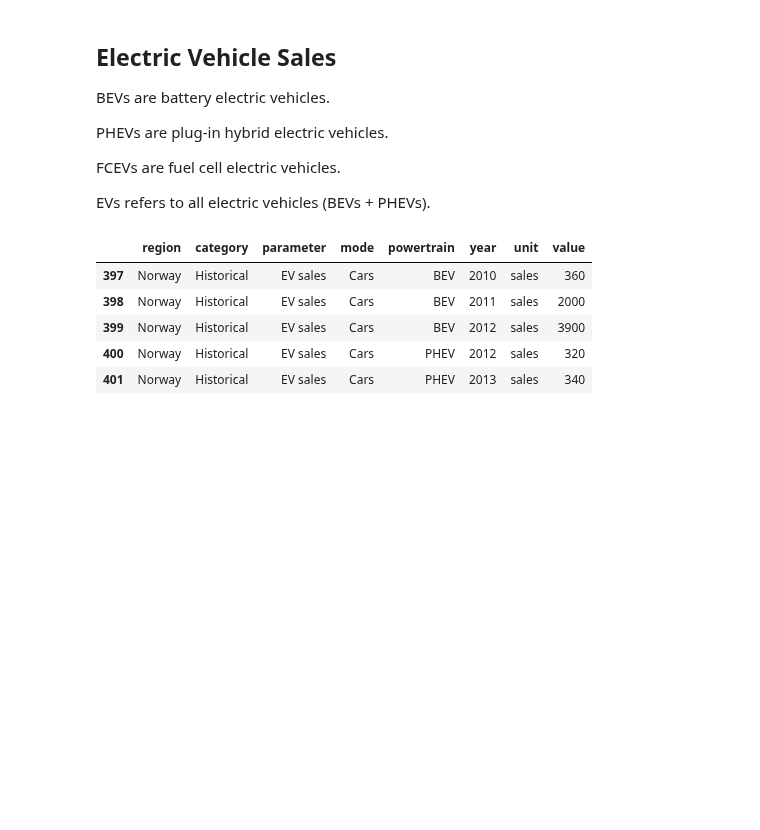
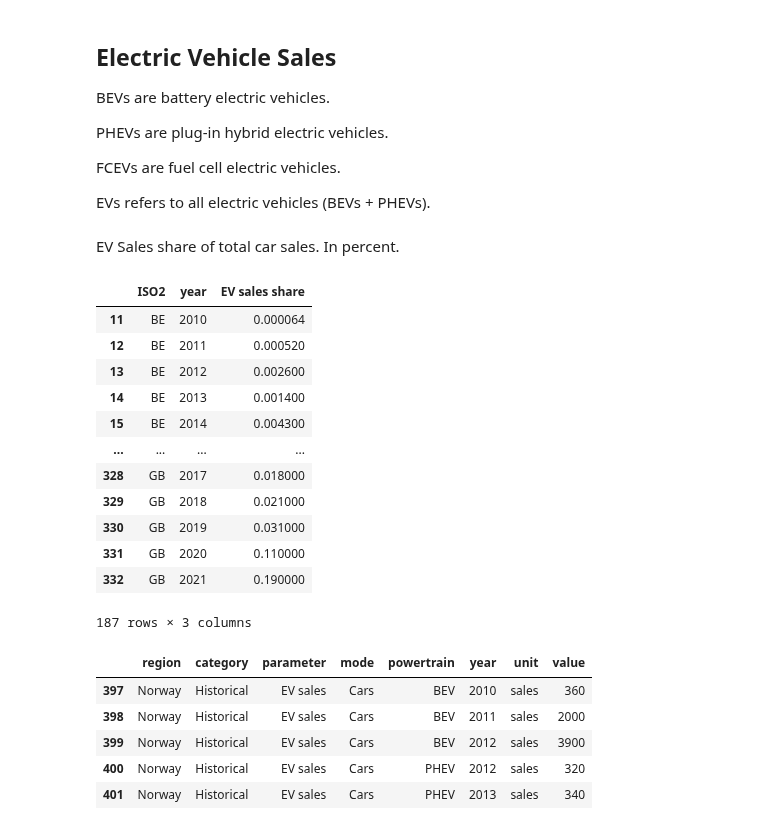
Before and after one commit to TrulsST/VisualAnalytics, a Jupyter notebook: Data_processing.ipynb, the cells around one changed output. Drawn from its saved outputs; the diff is of its cells as text; code cells hidden in the pictures; blank space fills up the shorter version.

```diff
--- a/Data_processing.ipynb
+++ b/Data_processing.ipynb
@@ -240,6 +248,32 @@ PHEVs are plug-in hybrid electric vehicles.
 FCEVs are fuel cell electric vehicles.
 
 EVs refers to all electric vehicles (BEVs + PHEVs).
+# %% [markdown]
+EV Sales share of total car sales. In percent.
+# %%
+df_ev_share = pd.read_csv("data/IEA-EV-dataEV sales shareCarsHistorical.csv")
+df_ev_share
+df_ev_share = df_ev_share[['region', 'year', 'value']]
+# Make all values in percent (*0.01)
+df_ev_share['value'] = df_ev_share['value'] * 0.01
+df_ev_share = df_ev_share[df_ev_share['region'].isin(eu_names)]
+df_ev_share['region'].replace(name_iso, inplace = True)
+df_ev_share.rename(columns = {"region" : "ISO2", "value" : "EV sales share"}, inplace = True)
+df_ev_share
+# %% [output]
+|  | ISO2 | year | EV sales share |
+| 11 | BE | 2010 | 0.000064 |
+| 12 | BE | 2011 | 0.000520 |
+| 13 | BE | 2012 | 0.002600 |
+| 14 | BE | 2013 | 0.001400 |
+| 15 | BE | 2014 | 0.004300 |
+| ... | ... | ... | ... |
+| 328 | GB | 2017 | 0.018000 |
+| 329 | GB | 2018 | 0.021000 |
+| 330 | GB | 2019 | 0.031000 |
+| 331 | GB | 2020 | 0.110000 |
+| 332 | GB | 2021 | 0.190000 |
+187 rows × 3 columns
 # %%
 df_sales = pd.read_csv("data/IEA-EV-dataEV salesCarsHistorical.csv")
 # %%
```
Also changed, not shown: parts of 13 cells of this notebook, 7 other files.
